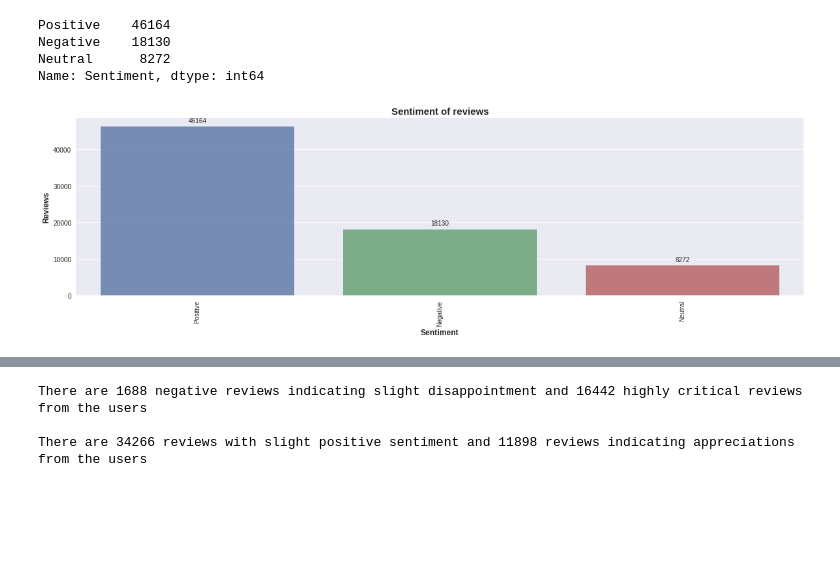
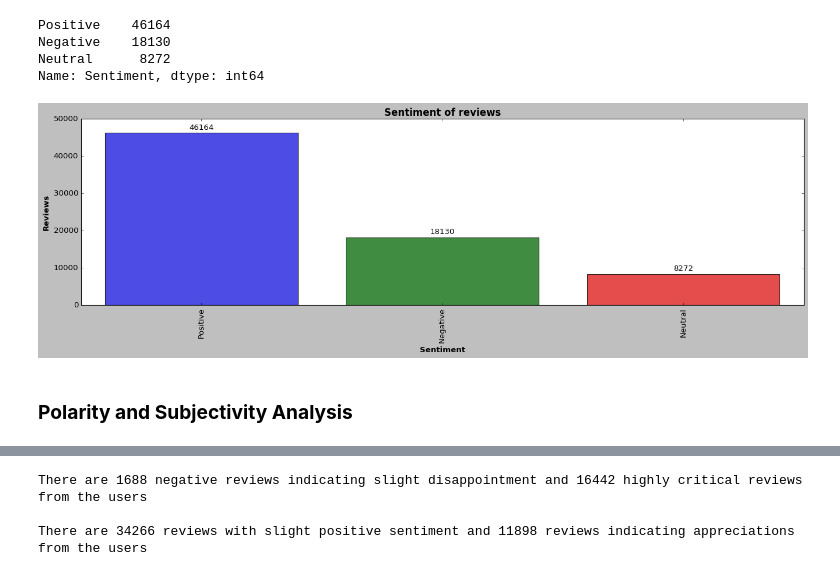
Before and after one commit to Selva-Subramanian/Playstore-Apps-Review-Analysis, a Jupyter notebook: Playstore_Apps_Review_Analysis.ipynb, the cells around one changed output, grey strips where cells are left out. Drawn from its saved outputs; the diff is of its cells as text; code cells hidden in the pictures; blank space fills up the shorter version.

```diff
--- a/Playstore_Apps_Review_Analysis.ipynb
+++ b/Playstore_Apps_Review_Analysis.ipynb
@@ -626,22 +628,26 @@ positive = df['Sentiment'].value_counts()[0]
 negative = df['Sentiment'].value_counts()[1]
 neutral = df['Sentiment'].value_counts()[2]
 # %%
-# plot the sentiment of reviews
+# set labels and values
 feature_names = ['Positive', 'Negative', 'Neutral']
 feature_count = [positive, negative, neutral]
 
+# plot the sentiment of reviews
+plt.style.use('classic')
 f, ax = plt.subplots(1,1, figsize=(20,5))
 splot = sns.barplot(x=feature_names, y=feature_count, alpha=0.8)
 for p in splot.patches:
     splot.annotate(format(p.get_height(), '.0f'), (p.get_x() + p.get_width() / 2., p.get_height()), ha = 'center',
                    va = 'center', xytext = (0, 9), textcoords = 'offset points')
 plt.title('Sentiment of reviews',weight='bold', size=15)
 plt.ylabel('Reviews', size=12, weight='bold')
 plt.xlabel('Sentiment', size=12, weight='bold')
 plt.xticks(rotation=90)
 plt.show()
 # %% [output]
-[figure, old version]
+[figure, new version]
+# %% [markdown]
+### <b> Polarity and Subjectivity Analysis
 # %%
 # function to categorize polarity
 def polarity_categorized(x):
```
Also changed, not shown: parts of 20 cells of this notebook.
